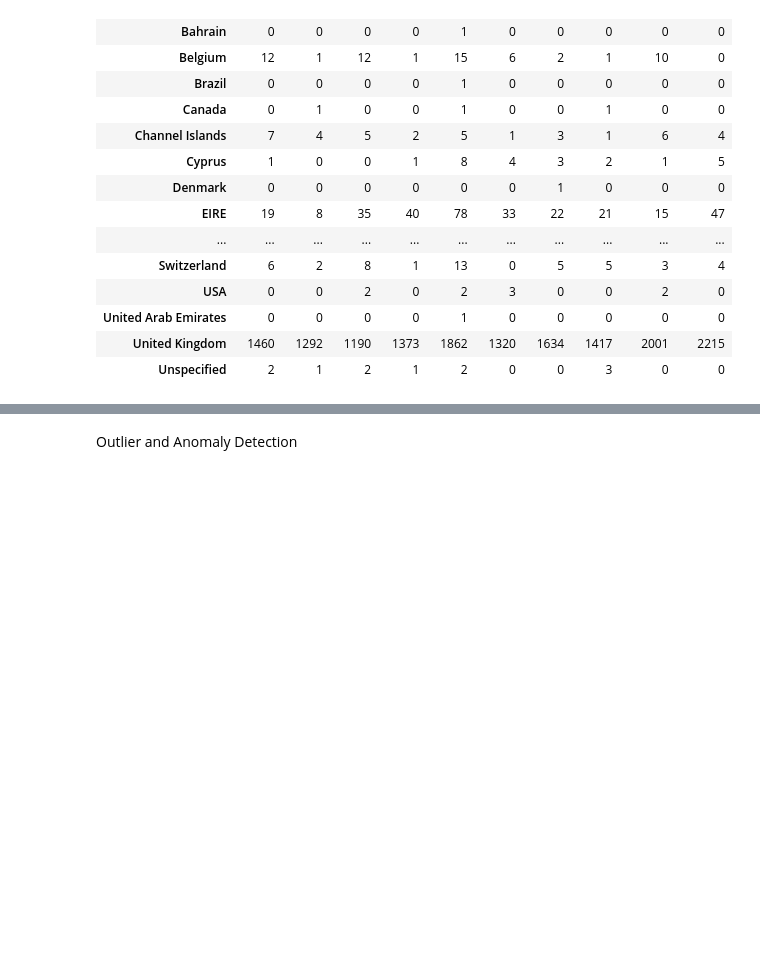
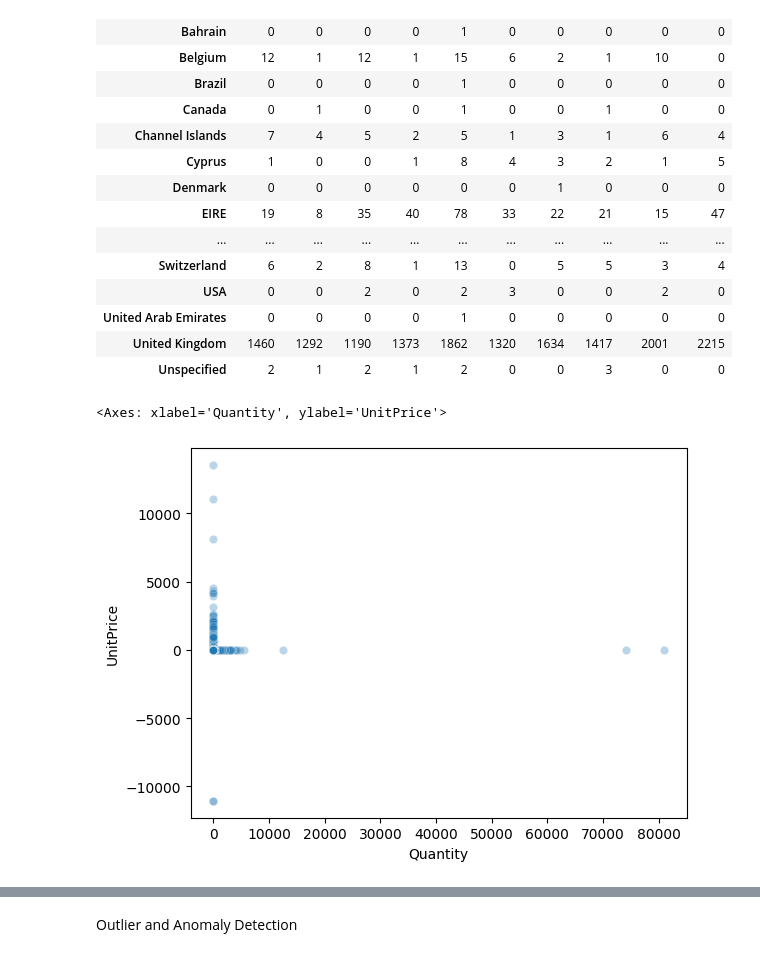
Before and after one commit to theozel-john-bringino/ml-projects-portfolio, a Jupyter notebook: exploratory_data_analysis/e-commerce_data/e-commerce_data_eda.ipynb, the cells around one changed output, grey strips where cells are left out. Cells and saved outputs as stored; diff of their text form; code cells hidden in the pictures; blank space fills up the shorter version.

```diff
--- a/exploratory_data_analysis/e-commerce_data/e-commerce_data_eda.ipynb
+++ b/exploratory_data_analysis/e-commerce_data/e-commerce_data_eda.ipynb
@@ -253,3 +253,8 @@ pd.crosstab(top['Country'], top['StockCode'])
 | United Arab Emirates | 0 | 0 | 0 | 0 | 1 | 0 | 0 | 0 | 0 | 0 |
 | United Kingdom | 1460 | 1292 | 1190 | 1373 | 1862 | 1320 | 1634 | 1417 | 2001 | 2215 |
 | Unspecified | 2 | 1 | 2 | 1 | 2 | 0 | 0 | 3 | 0 | 0 |
+# %%
+sns.scatterplot(data=data_df[data_df['Quantity'] > 0], x='Quantity', y='UnitPrice', alpha=0.3)
+# %% [output]
+<Axes: xlabel='Quantity', ylabel='UnitPrice'>
+[figure, added]
```
Also changed, not shown: parts of 4 cells of this notebook.
